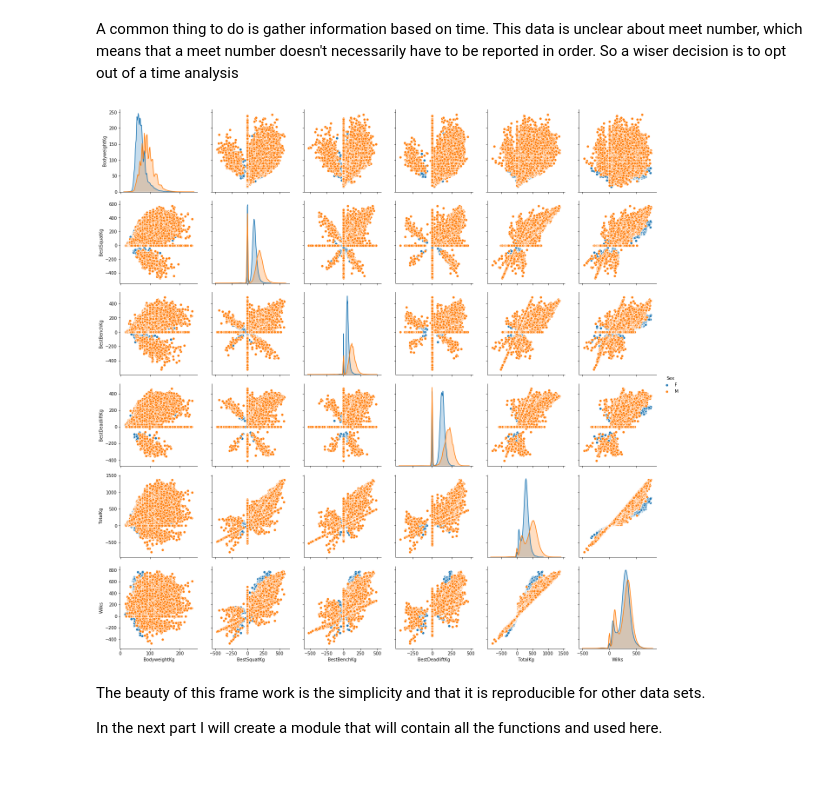
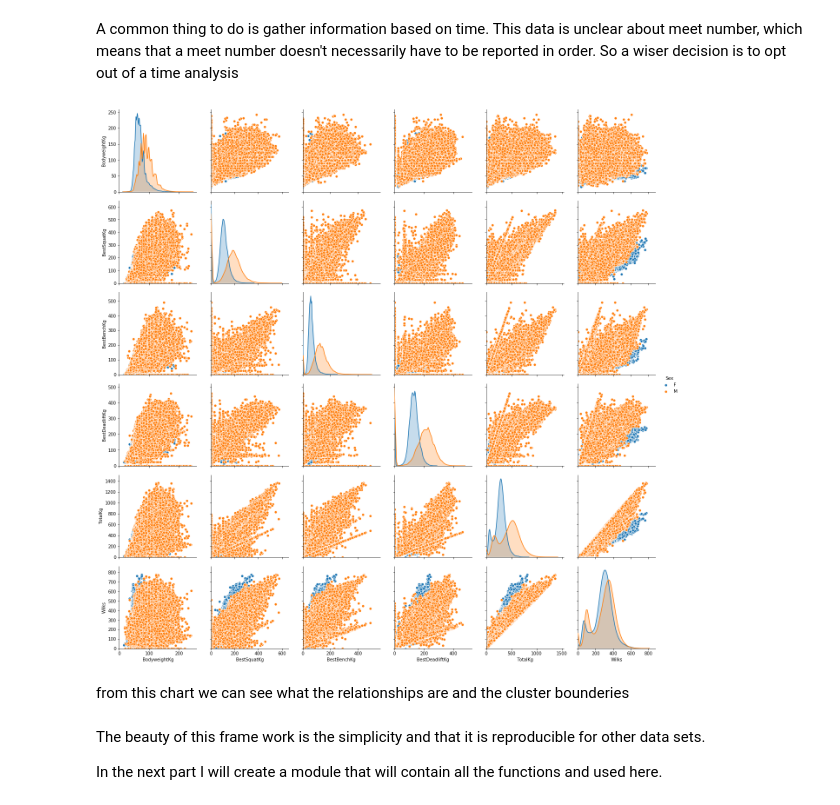
Before and after one commit to AlbertUlysses/powerlifting-eda, a Jupyter notebook: powerlifting.ipynb, the cells around one changed output. Saved outputs shown, nothing was run; the diff lists cells and outputs as text; code cells hidden in the pictures; blank space fills up the shorter version.

```diff
--- a/powerlifting.ipynb
+++ b/powerlifting.ipynb
@@ -77,10 +67,12 @@ plt.show()
 A common thing to do is gather information based on time. This data is unclear about meet number, which means that a meet number doesn't necessarily have to be reported in order. So a wiser decision is to opt out of a time analysis
 # %%
 select_columns = ['BodyweightKg', 'BestSquatKg', 'BestBenchKg', 'BestDeadliftKg', 'TotalKg', 'Wilks']
-sns.pairplot(powerlift, height = 3, vars = select_columns, hue = 'Sex')
+sns.pairplot(powerlift, height = 3, vars = select_columns, hue = 'Sex').set(xlim = (0), ylim = (0))
 plt.show()
 # %% [output]
-[figure, old version]
+[figure, new version]
+# %% [markdown]
+from this chart we can see what the relationships are and the cluster bounderies
 # %% [markdown]
 The beauty of this frame work is the simplicity and that it is reproducible for other data sets.
 
```
Also changed, not shown: parts of 8 cells of this notebook.
